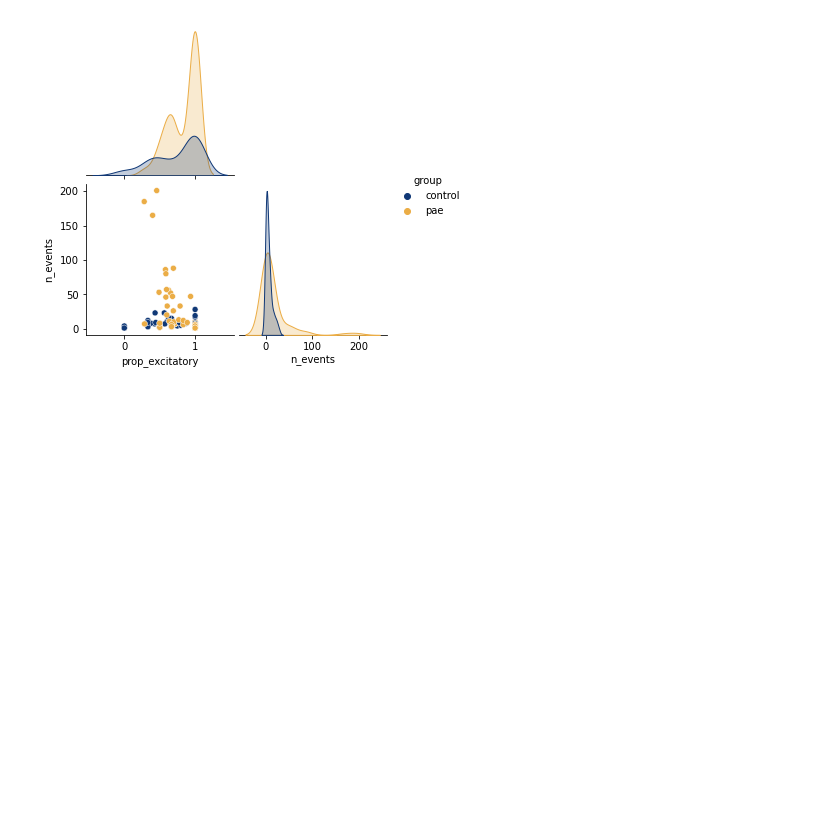
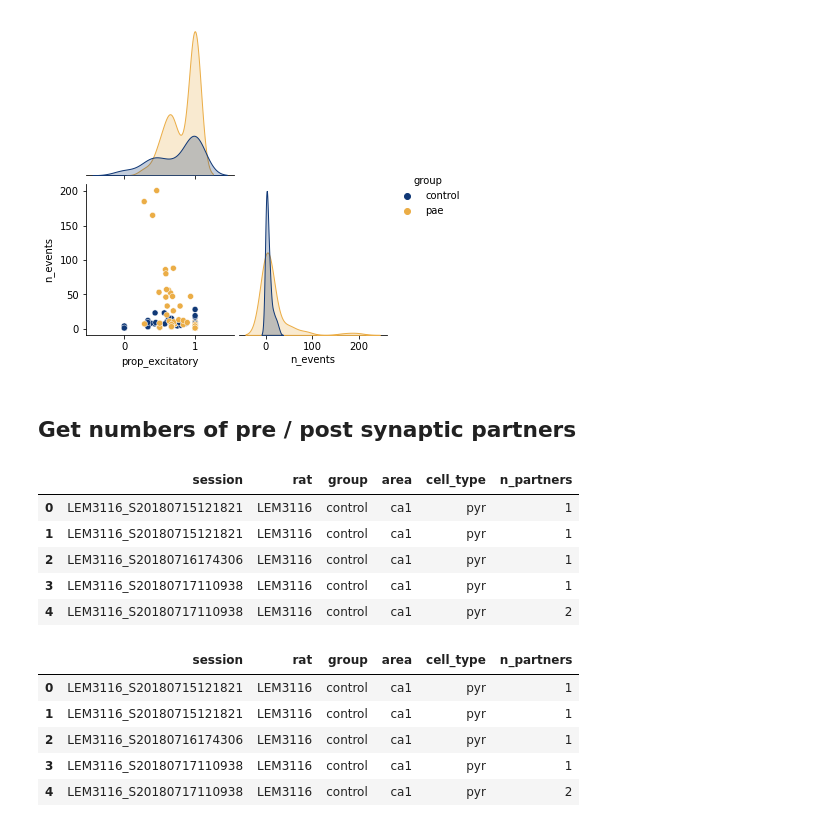
Before and after one commit to ryanharvey1/cell_assembly_replay, a Jupyter notebook: notebooks/monosynaptic.ipynb, the cells around one changed output. Saved outputs shown, nothing was run; the diff lists cells and outputs as text; code cells hidden in the pictures; blank space fills up the shorter version.

```diff
--- a/notebooks/monosynaptic.ipynb
+++ b/notebooks/monosynaptic.ipynb
@@ -381,3 +381,5 @@ prop_df.to_csv(r'F:\Projects\PAE_PlaceCell\analysis\monosynaptic\post_processed\
 | 3 | LEM3116_S20180717203042 | LEM3116 | control | ca1 | 1.000000 | 10 |
 | 4 | LEM3116_S20180718184628 | LEM3116 | control | ca1 | 0.428571 | 7 |
 [figure]
+# %% [markdown]
+## Get numbers of pre / post synaptic partners
@@ -383,0 +413,49 @@ prop_df.to_csv(r'F:\Projects\PAE_PlaceCell\analysis\monosynaptic\post_processed\
+# %%
+def add_group_affiliation(df):
+    control=('RH13','RH14','LS21','LS23','LE2821','LE2823','LEM3116','LEM3120','LEM3216')
+    pae=('RH11','RH16','LS17','LS19','LE2813','LEM3124','LEM3206','LEM3246')
+
+    df['group'] = np.ones_like(df.session)
+
+    regstr = '|'.join(control)
+    idx = df['session'].str.upper().str.contains(regstr)
+    df.loc[idx,'group'] = 'control'
+
+    regstr = '|'.join(pae)
+    idx = df['session'].str.upper().str.contains(regstr)
+    df.loc[idx,'group'] = 'pae'
+    return df
+
+post_df = pd.DataFrame()
+post_df['session'] = post_partners_session
+rat = [s.split('_')[0] for s in post_df.session]
+post_df['rat']=rat
+post_df = add_group_affiliation(post_df)
+post_df['area'] = post_partners_area
+post_df['cell_type'] = post_partners_cell_type
+post_df['n_partners'] = post_partners
+display(post_df.head())
+
+
+pre_df = pd.DataFrame()
+pre_df['session'] = pre_partners_session
+rat = [s.split('_')[0] for s in pre_df.session]
+pre_df['rat']=rat
+pre_df = add_group_affiliation(pre_df)
+pre_df['area'] = pre_partners_area
+pre_df['cell_type'] = pre_partners_cell_type
+pre_df['n_partners'] = pre_partners
+display(post_df.head())
+# %% [output]
+|  | session | rat | group | area | cell_type | n_partners |
+| 0 | LEM3116_S20180715121821 | LEM3116 | control | ca1 | pyr | 1 |
+| 1 | LEM3116_S20180715121821 | LEM3116 | control | ca1 | pyr | 1 |
+| 2 | LEM3116_S20180716174306 | LEM3116 | control | ca1 | pyr | 1 |
+| 3 | LEM3116_S20180717110938 | LEM3116 | control | ca1 | pyr | 1 |
+| 4 | LEM3116_S20180717110938 | LEM3116 | control | ca1 | pyr | 2 |
+|  | session | rat | group | area | cell_type | n_partners |
+| 0 | LEM3116_S20180715121821 | LEM3116 | control | ca1 | pyr | 1 |
+| 1 | LEM3116_S20180715121821 | LEM3116 | control | ca1 | pyr | 1 |
+| 2 | LEM3116_S20180716174306 | LEM3116 | control | ca1 | pyr | 1 |
+| 3 | LEM3116_S20180717110938 | LEM3116 | control | ca1 | pyr | 1 |
+| 4 | LEM3116_S20180717110938 | LEM3116 | control | ca1 | pyr | 2 |
```
Also changed, not shown: parts of 13 cells of this notebook.
